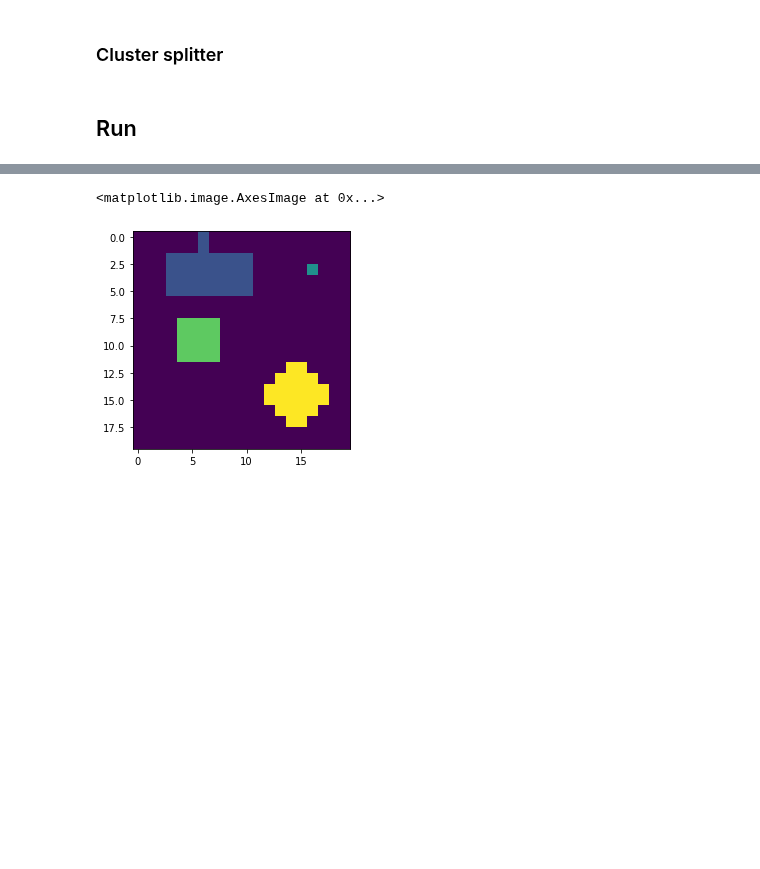
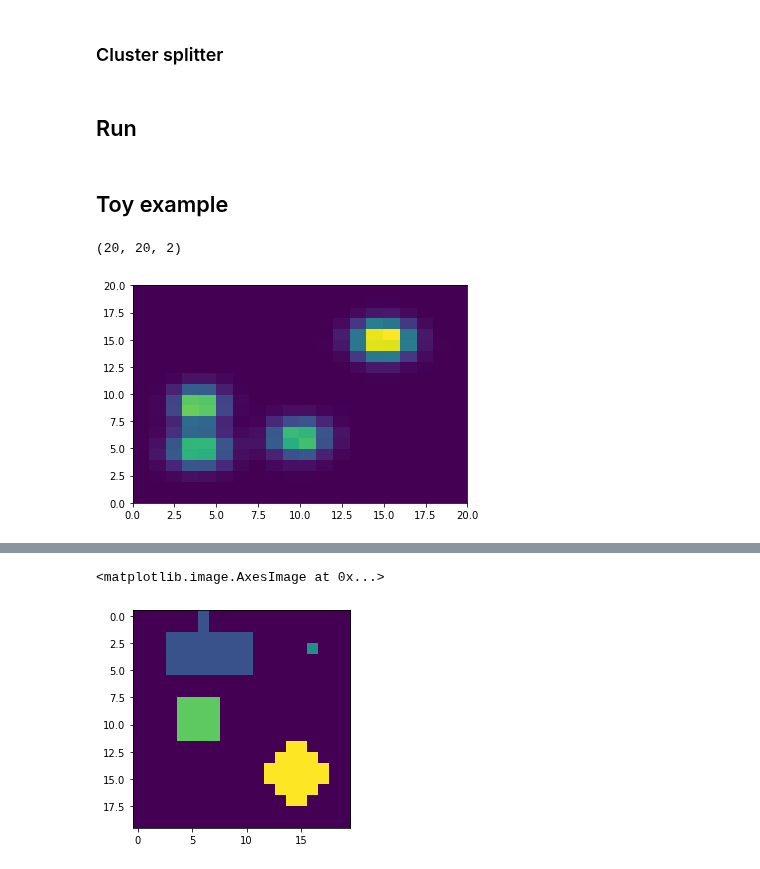
Before and after one commit to mollyhjorthjensen/DREAM, a Jupyter notebook: Analysis/clustering.ipynb, the cells around one changed output, grey strips where cells are left out. Drawn from its saved outputs; the diff is of its cells as text; code cells hidden in the pictures; blank space fills up the shorter version.

```diff
--- a/Analysis/clustering.ipynb
+++ b/Analysis/clustering.ipynb
@@ -730,3 +762,5 @@ def cluster_splitter(parsed):
     return parsed
 # %% [markdown]
 ## Run
+# %% [markdown]
+## Toy example
@@ -732,0 +777,20 @@ def cluster_splitter(parsed):
+# %%
+import numpy as np
+import matplotlib.pyplot as plt
+X = np.vstack((np.random.multivariate_normal(mean=[2+2,3+2], cov=[[1,0],[0,1]], size=10000),
+               np.random.multivariate_normal(mean=[2+2,7+2], cov=[[0.7,0],[0,1]], size=10000),
+               np.random.multivariate_normal(mean=[8+2,4+2], cov=[[1,0],[0,1]], size=10000),
+               np.random.multivariate_normal(mean=[15,15], cov=[[1,0],[0,1]], size=15000)))
+A = plt.hist2d(X[:,0], X[:,1], bins=HEIGHT, range=[[0, HEIGHT], [0, WIDTH]])[0]
+# plt.imshow(A)
+# B = A[..., np.newaxis]
+A[:2,6] = 1.5*TNEIGHBOR
+A[0,7:9] = 1.5*TCELL
+A[1,5] = 0
+A[3,16] = 20*TSEED
+
+B = np.stack((A,0.5*A), axis=-1).astype(np.float32)
+np.shape(B)
+# %% [output]
+(20, 20, 2)
+[figure, added]
```
Also changed, not shown: parts of 32 cells of this notebook.
